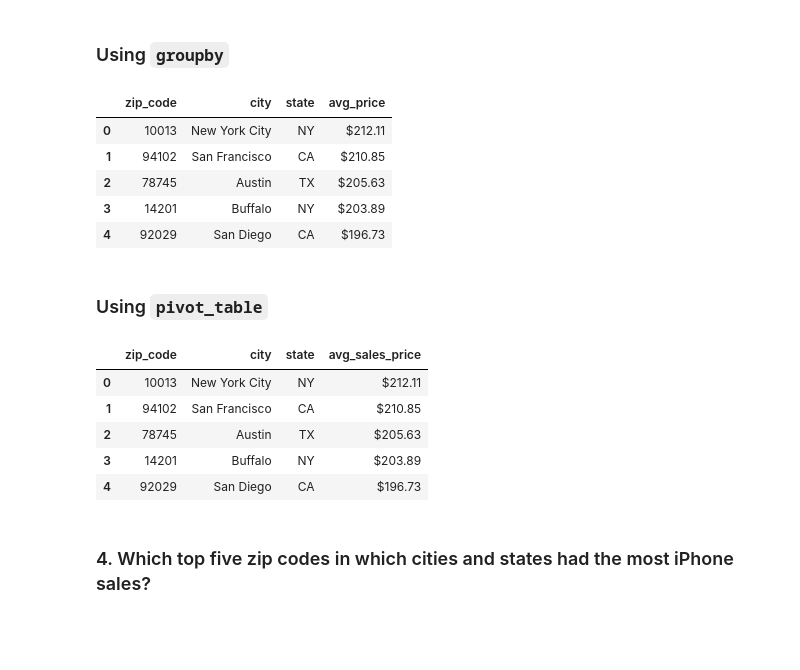
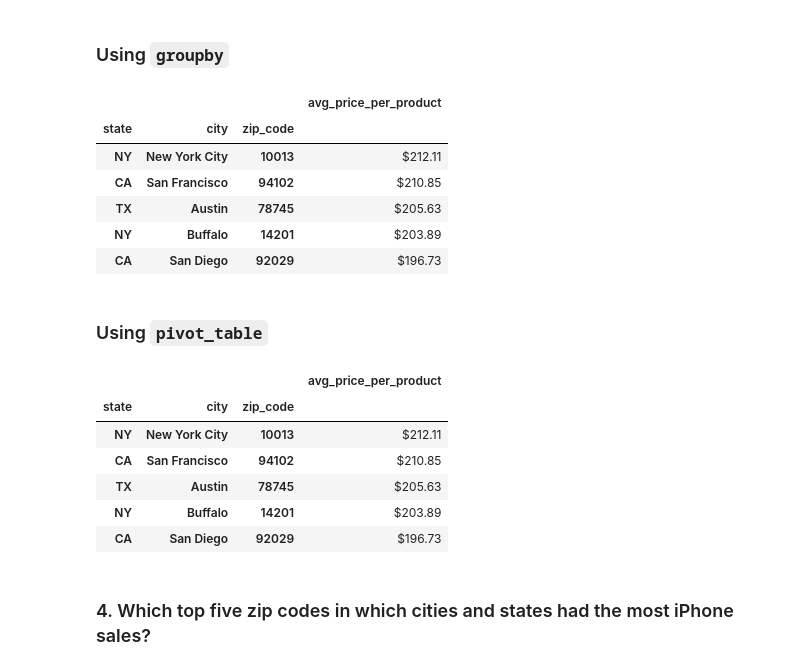
Before and after one commit to kidushaftom/athletic-sales-analysis, a Jupyter notebook: sales_data_starter_code.ipynb, the cells around one changed output. Cells and saved outputs as stored; diff of their text form; code cells hidden in the pictures; blank space fills up the shorter version.

```diff
--- a/sales_data_starter_code.ipynb
+++ b/sales_data_starter_code.ipynb
@@ -277,44 +330,46 @@ total_sales_pivot.head()
 ### Using `groupby`
 # %%
 # Show the average price of items ordered for each state, city, and zip code rounded to two decimal places.
-avg_price = agg_values(sales,['zip_code','city','state'],'price','mean')
+avg_price = agg_values(sales,['state','city','zip_code'],'price','mean')
 
 # Rename the mean column to reflect the data in the column.
-avg_price.rename(columns={'price':'avg_price'},inplace= True)
+avg_price.rename(columns={'price':'avg_price_per_product'},inplace= True)
 
 #Round and format price
-avg_price['avg_price'] = round(avg_price['avg_price'],2)
-avg_price['avg_price'] = avg_price['avg_price'].map('${:,.2f}'.format)
+avg_price['avg_price_per_product'] = round(avg_price['avg_price_per_product'],2)
+avg_price['avg_price_per_product'] = avg_price['avg_price_per_product'].map('${:,.2f}'.format)
 
 # Show the top 5 results.
 avg_price.head()
 # %% [output]
-|  | zip_code | city | state | avg_price |
-| 0 | 10013 | New York City | NY | $212.11 |
-| 1 | 94102 | San Francisco | CA | $210.85 |
-| 2 | 78745 | Austin | TX | $205.63 |
-| 3 | 14201 | Buffalo | NY | $203.89 |
-| 4 | 92029 | San Diego | CA | $196.73 |
+|  |  |  | avg_price_per_product |
+| state | city | zip_code |  |
+| NY | New York City | 10013 | $212.11 |
+| CA | San Francisco | 94102 | $210.85 |
+| TX | Austin | 78745 | $205.63 |
+| NY | Buffalo | 14201 | $203.89 |
+| CA | San Diego | 92029 | $196.73 |
 # %% [markdown]
 ### Using `pivot_table`
 # %%
 # Show the average price per product ordered for each state, city, and zip code rounded to two decimal places.
 
-avg_price_pivot = agg_pivot(sales,['zip_code','city','state'],'price','mean')
+avg_price_pivot = agg_pivot(sales,['state','city','zip_code'],'price','mean')
 
 # Rename the "sum" column to "Avg_Number_Products_Ordered"
 avg_price_pivot['price'] = avg_price_pivot['price'].map('${:,.2f}'.format)
-avg_price_pivot.rename(columns={'price':'avg_sales_price'},inplace= True)
+avg_price_pivot.rename(columns={'price':'avg_price_per_product'},inplace= True)
 
 # Show the top 5 results.
 avg_price_pivot.head()
 # %% [output]
-|  | zip_code | city | state | avg_sales_price |
-| 0 | 10013 | New York City | NY | $212.11 |
-| 1 | 94102 | San Francisco | CA | $210.85 |
-| 2 | 78745 | Austin | TX | $205.63 |
-| 3 | 14201 | Buffalo | NY | $203.89 |
-| 4 | 92029 | San Diego | CA | $196.73 |
+|  |  |  | avg_price_per_product |
+| state | city | zip_code |  |
+| NY | New York City | 10013 | $212.11 |
+| CA | San Francisco | 94102 | $210.85 |
+| TX | Austin | 78745 | $205.63 |
+| NY | Buffalo | 14201 | $203.89 |
+| CA | San Diego | 92029 | $196.73 |
 # %% [markdown]
 ### 4. Which top five zip codes in which cities and states had the most iPhone sales?
 # %%
```
Also changed, not shown: parts of 14 cells of this notebook.
